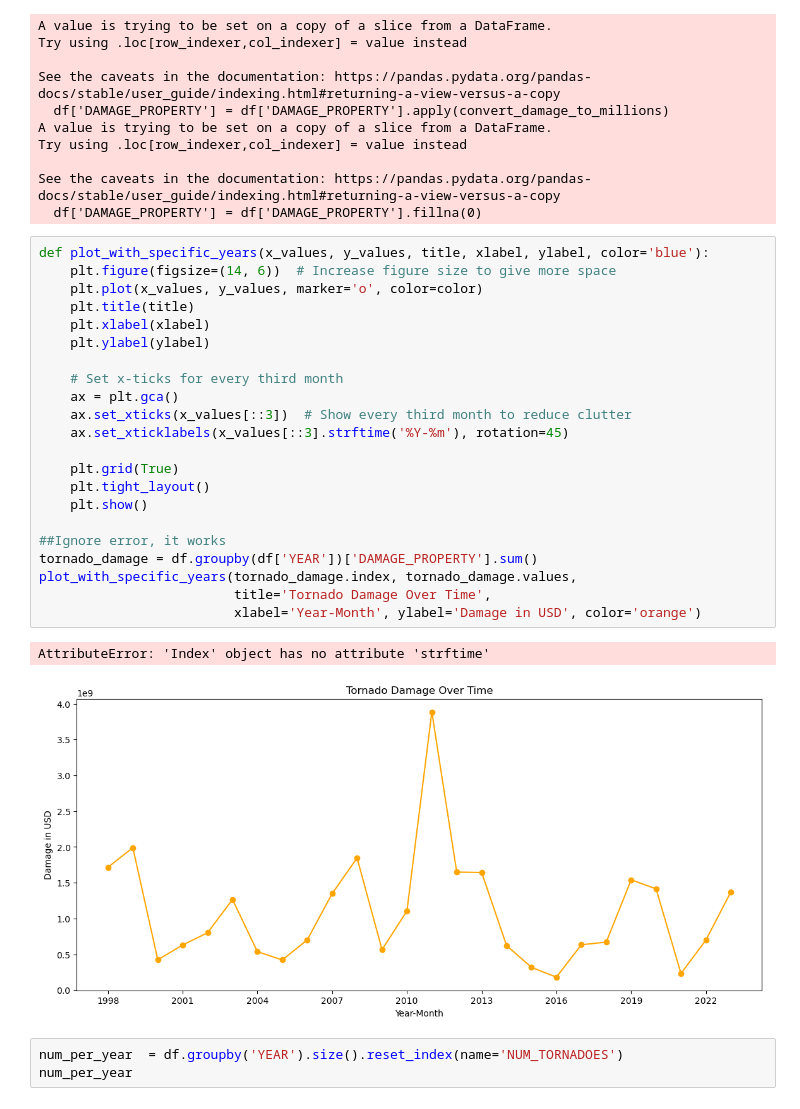
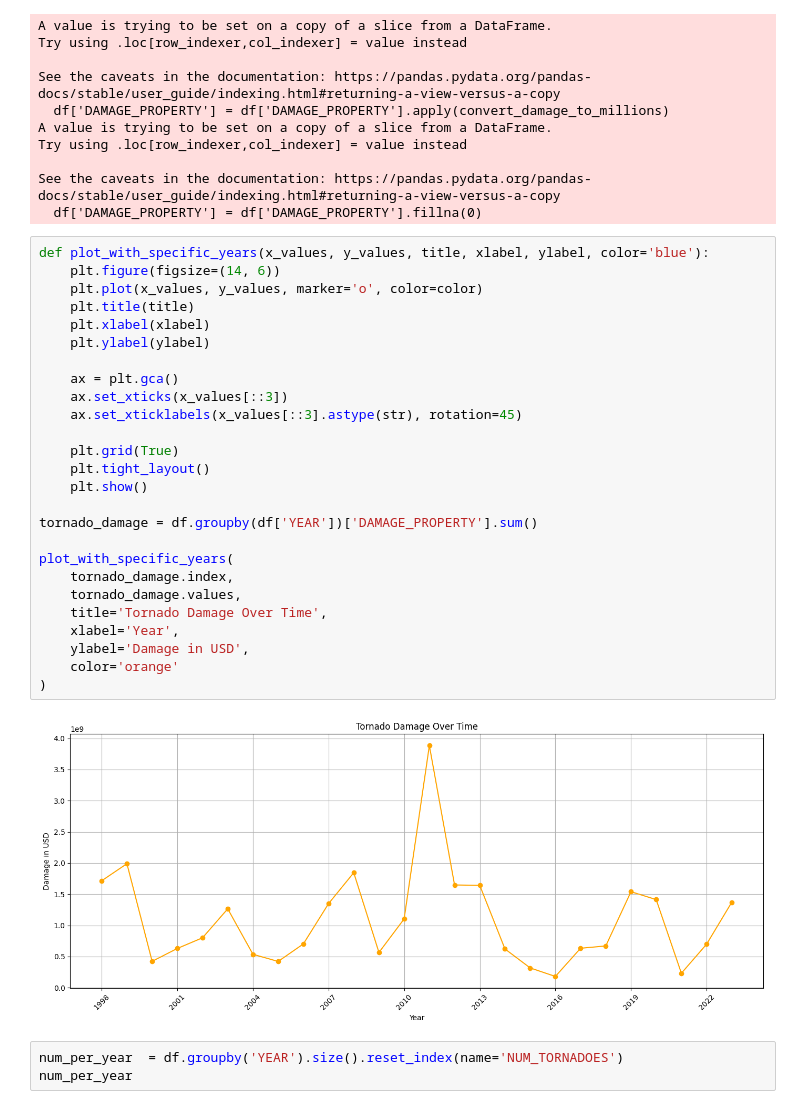
Before and after one commit to chrisk-woods/CS3-DS4002, a Jupyter notebook: SCRIPTS/4-stat_tests.ipynb, the cells around one changed output. Saved outputs shown, nothing was run; the diff lists cells and outputs as text.

```diff
--- a/SCRIPTS/4-stat_tests.ipynb
+++ b/SCRIPTS/4-stat_tests.ipynb
@@ -84,29 +85,32 @@ See the caveats in the documentation: https://pandas.pydata.org/pandas-docs/stab
   df['DAMAGE_PROPERTY'] = df['DAMAGE_PROPERTY'].fillna(0)
 # %%
 def plot_with_specific_years(x_values, y_values, title, xlabel, ylabel, color='blue'):
-    plt.figure(figsize=(14, 6))  # Increase figure size to give more space
+    plt.figure(figsize=(14, 6))
     plt.plot(x_values, y_values, marker='o', color=color)
     plt.title(title)
     plt.xlabel(xlabel)
     plt.ylabel(ylabel)
 
-    # Set x-ticks for every third month
     ax = plt.gca()
-    ax.set_xticks(x_values[::3])  # Show every third month to reduce clutter
-    ax.set_xticklabels(x_values[::3].strftime('%Y-%m'), rotation=45)
+    ax.set_xticks(x_values[::3])
+    ax.set_xticklabels(x_values[::3].astype(str), rotation=45)
 
     plt.grid(True)
     plt.tight_layout()
     plt.show()
 
-##Ignore error, it works
 tornado_damage = df.groupby(df['YEAR'])['DAMAGE_PROPERTY'].sum()
-plot_with_specific_years(tornado_damage.index, tornado_damage.values,
-                         title='Tornado Damage Over Time',
-                         xlabel='Year-Month', ylabel='Damage in USD', color='orange')
+
+plot_with_specific_years(
+    tornado_damage.index,
+    tornado_damage.values,
+    title='Tornado Damage Over Time',
+    xlabel='Year',
+    ylabel='Damage in USD',
+    color='orange'
+)
 # %% [output]
-AttributeError: 'Index' object has no attribute 'strftime'
-[figure, old version]
+[figure, new version]
 # %%
 num_per_year  = df.groupby('YEAR').size().reset_index(name='NUM_TORNADOES')
 num_per_year
```
Also changed, not shown: parts of 13 cells of this notebook, 1 other file.
